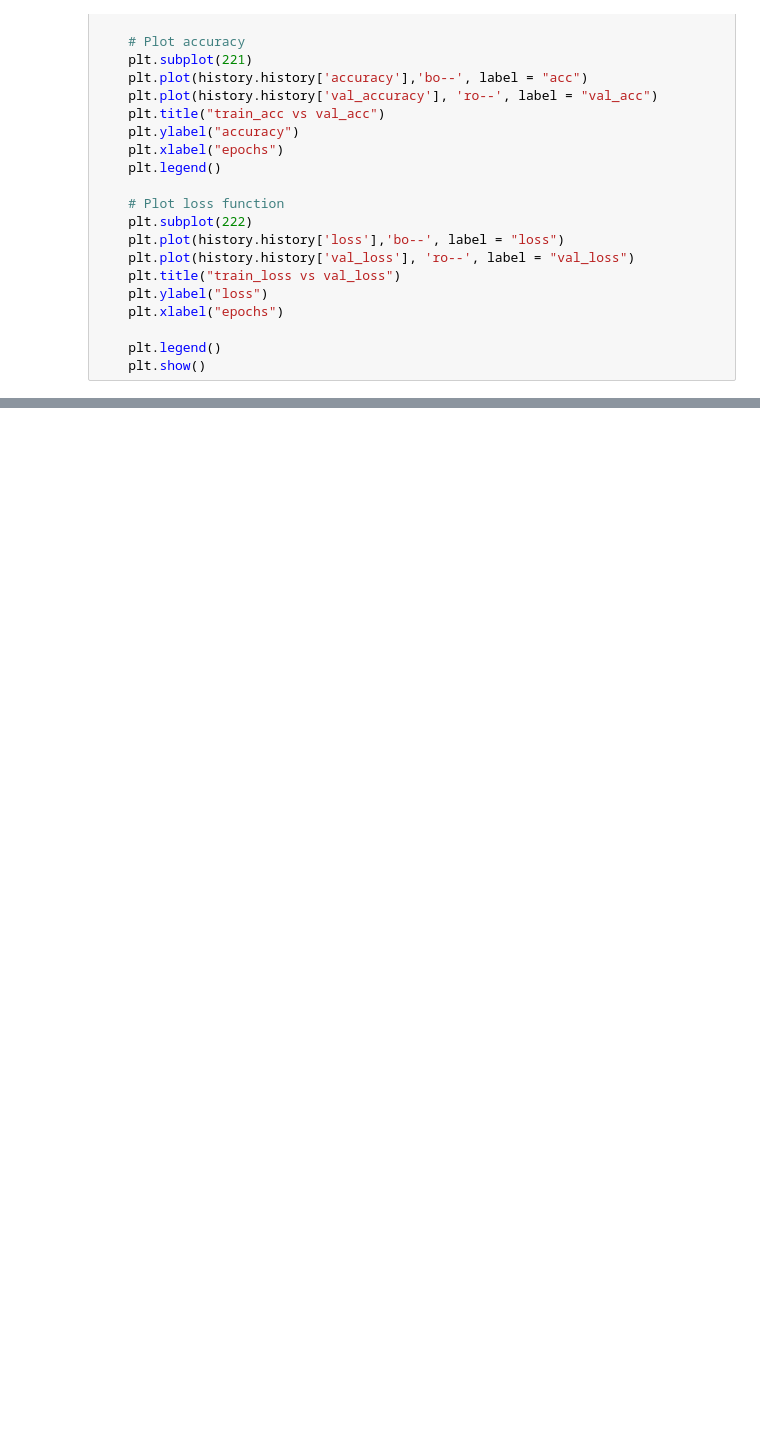
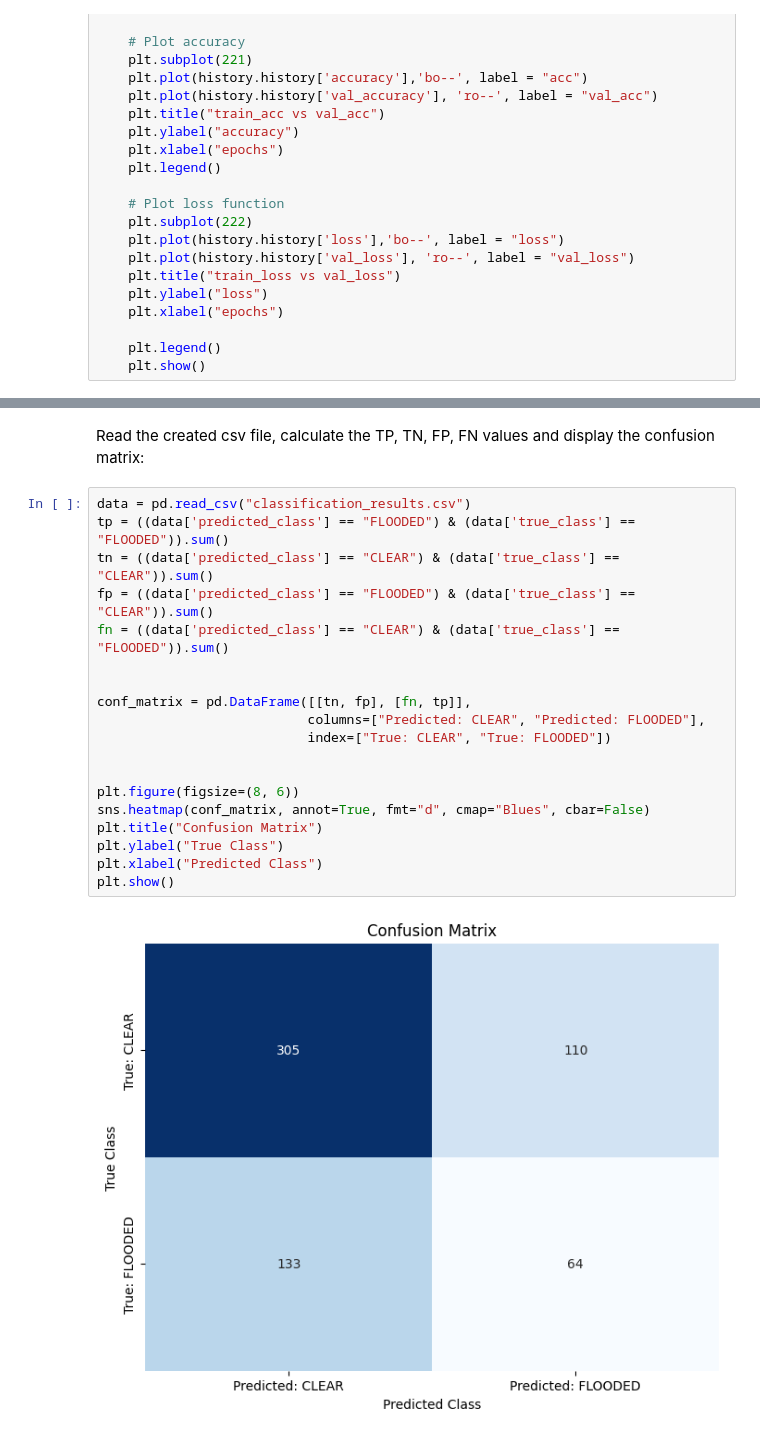
Before and after one commit to TGPZTT/magellan, a Jupyter notebook: Magellan.ipynb, the cells around one changed output, grey strips where cells are left out. Saved outputs shown, nothing was run; the diff lists cells and outputs as text; blank space fills up the shorter version.

```diff
--- a/Magellan.ipynb
+++ b/Magellan.ipynb
@@ -459,0 +1047,23 @@ plot_accuracy_loss(history)
+# %% [markdown]
+Read the created csv file, calculate the TP, TN, FP, FN values and display the confusion matrix:
+# %%
+data = pd.read_csv("classification_results.csv")
+tp = ((data['predicted_class'] == "FLOODED") & (data['true_class'] == "FLOODED")).sum()
+tn = ((data['predicted_class'] == "CLEAR") & (data['true_class'] == "CLEAR")).sum()
+fp = ((data['predicted_class'] == "FLOODED") & (data['true_class'] == "CLEAR")).sum()
+fn = ((data['predicted_class'] == "CLEAR") & (data['true_class'] == "FLOODED")).sum()
+
+
+conf_matrix = pd.DataFrame([[tn, fp], [fn, tp]],
+                           columns=["Predicted: CLEAR", "Predicted: FLOODED"],
+                           index=["True: CLEAR", "True: FLOODED"])
+
+
+plt.figure(figsize=(8, 6))
+sns.heatmap(conf_matrix, annot=True, fmt="d", cmap="Blues", cbar=False)
+plt.title("Confusion Matrix")
+plt.ylabel("True Class")
+plt.xlabel("Predicted Class")
+plt.show()
+# %% [output]
+[figure, added]
```
Also changed, not shown: parts of 107 cells of this notebook, 1 other file.
